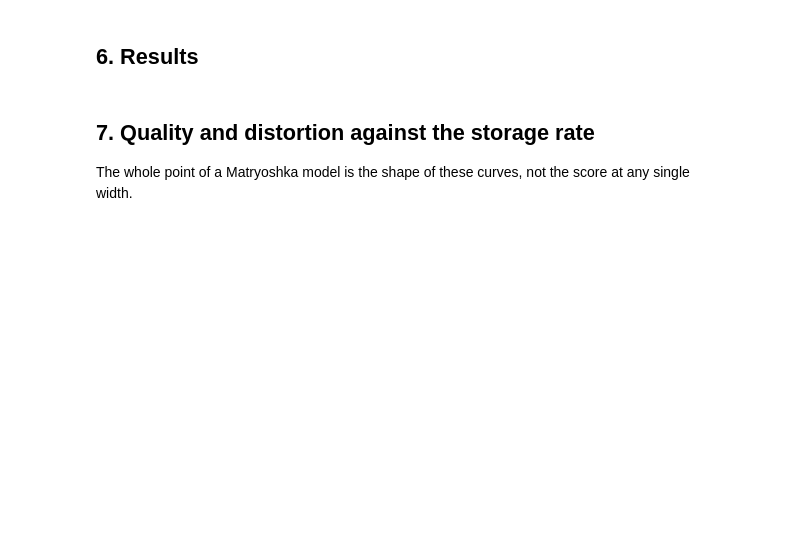
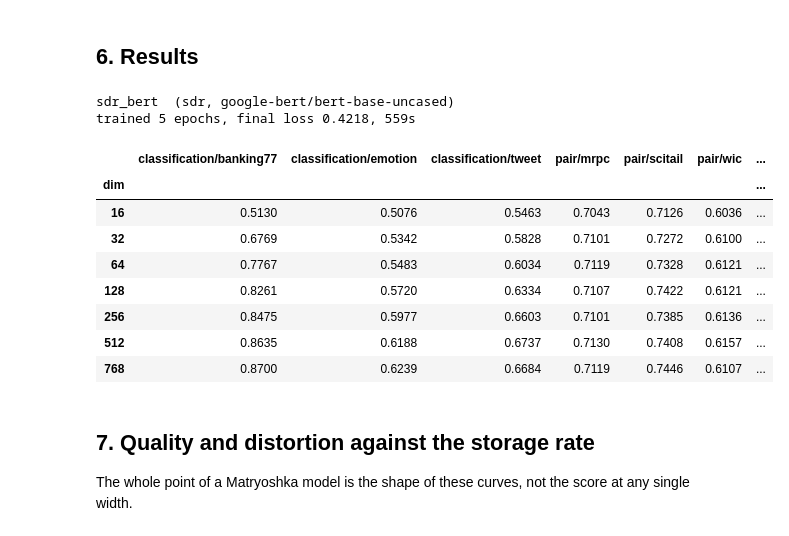
Before and after one commit to duncan-nguyen/embedding-mrl, a Jupyter notebook: notebooks/colab/run_experiment.ipynb, the cells around one changed output. Drawn from its saved outputs; the diff is of its cells as text; code cells hidden in the pictures; blank space fills up the shorter version.

```diff
--- a/notebooks/colab/run_experiment.ipynb
+++ b/notebooks/colab/run_experiment.ipynb
@@ -328,19 +318,33 @@ RuntimeError: training failed — see the log above
 # %%
 
 import json
 import pandas as pd
 
 report = json.loads((OUTPUT_DIR / "results.json").read_text())
 
 print(f"{report['experiment']['name']}  ({report['experiment']['method']}, "
       f"{report['experiment']['model']})")
-print(f"trained {report['training']['epochs_completed']} epochs, "
-      f"final loss {report['training']['final_loss']:.4f}, "
-      f"{report['training']['duration_seconds'] or 0:.0f}s")
+training = report["training"]
+loss = training["final_loss"]
+print(f"trained {training['epochs_completed']} epochs, "
+      f"final loss {'n/a' if loss is None else format(loss, '.4f')}, "
+      f"{training['duration_seconds'] or 0:.0f}s")
 
 table = pd.read_csv(OUTPUT_DIR / "results.csv").set_index("dim")
 pd.set_option("display.width", 200, "display.max_columns", 50)
 table
+# %% [output]
+sdr_bert  (sdr, google-bert/bert-base-uncased)
+trained 5 epochs, final loss 0.4218, 559s
+|  | classification/banking77 | classification/emotion | classification/tweet | pair/mrpc | pair/scitail | pair/wic | ... |
+| dim |  |  |  |  |  |  | ... |
+| 16 | 0.5130 | 0.5076 | 0.5463 | 0.7043 | 0.7126 | 0.6036 | ... |
+| 32 | 0.6769 | 0.5342 | 0.5828 | 0.7101 | 0.7272 | 0.6100 | ... |
+| 64 | 0.7767 | 0.5483 | 0.6034 | 0.7119 | 0.7328 | 0.6121 | ... |
+| 128 | 0.8261 | 0.5720 | 0.6334 | 0.7107 | 0.7422 | 0.6121 | ... |
+| 256 | 0.8475 | 0.5977 | 0.6603 | 0.7101 | 0.7385 | 0.6136 | ... |
+| 512 | 0.8635 | 0.6188 | 0.6737 | 0.7130 | 0.7408 | 0.6157 | ... |
+| 768 | 0.8700 | 0.6239 | 0.6684 | 0.7119 | 0.7446 | 0.6107 | ... |
 # %% [markdown]
 ## 7. Quality and distortion against the storage rate
 
```
Also changed, not shown: parts of 11 cells of this notebook, 7 other files.
